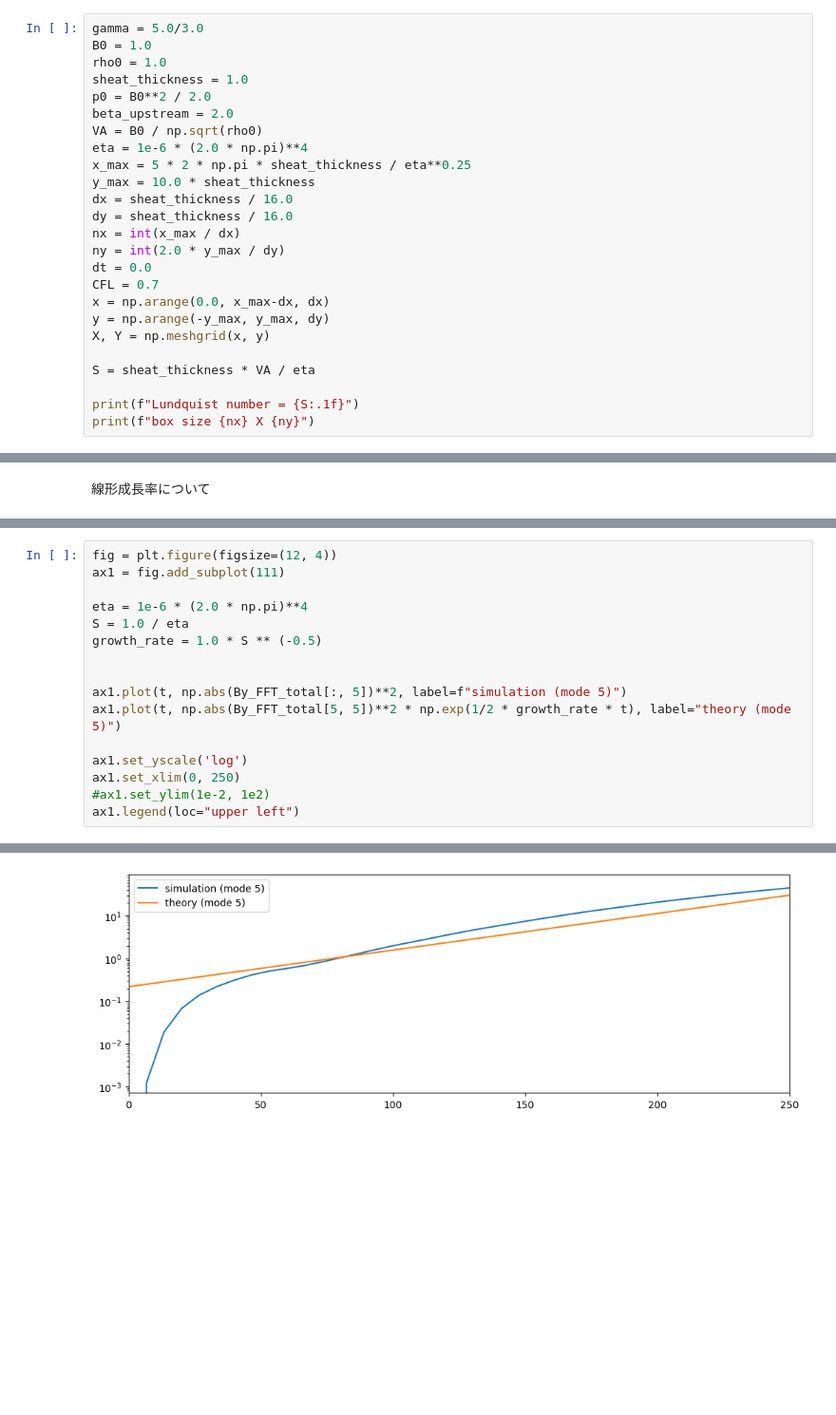
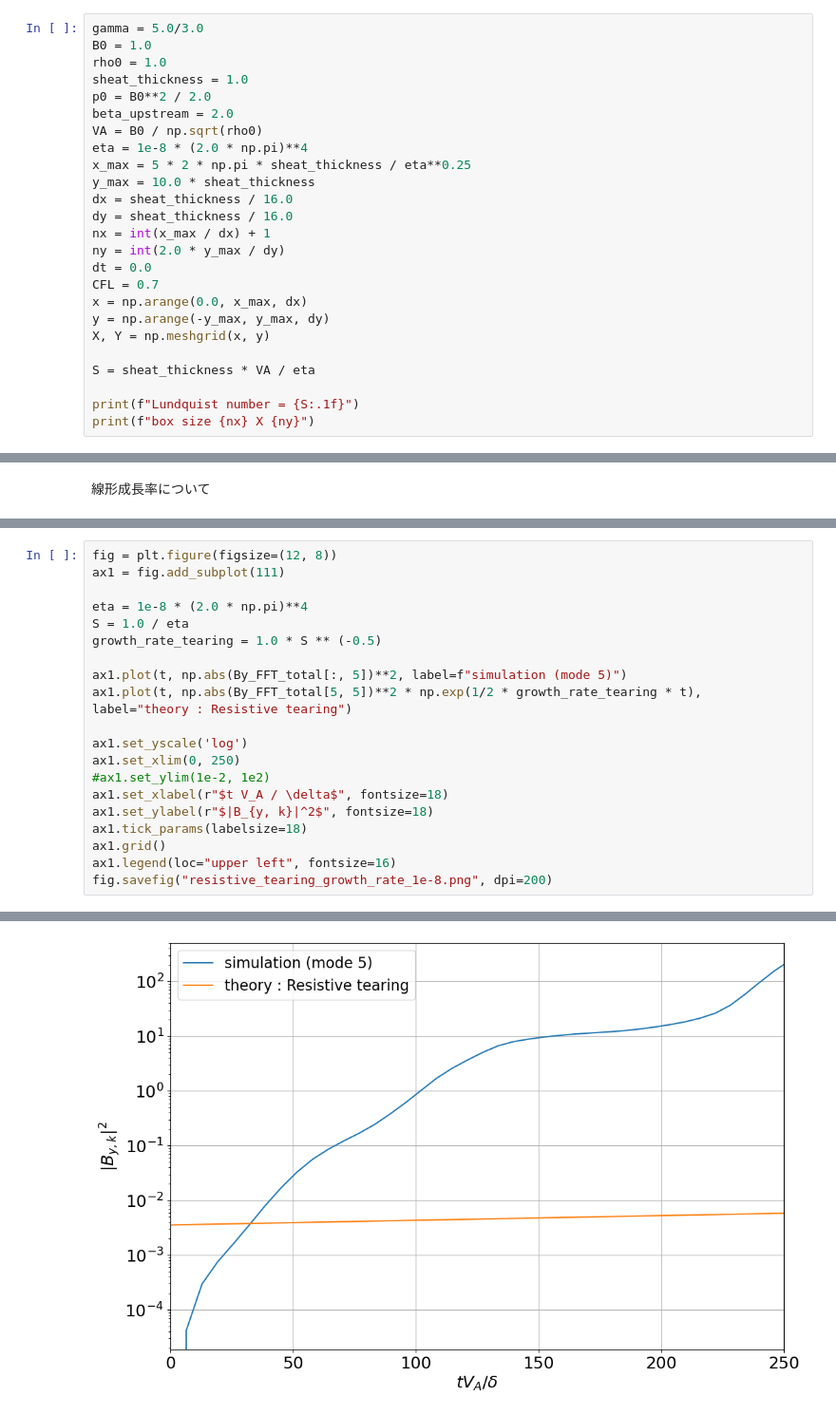
Before and after one commit to keita-akutagawa/ResistiveMHD_GPU, a Jupyter notebook: examples_2D/tearing/tearing.ipynb, the cells around one changed output, grey strips where cells are left out. Shown at 95% size. Drawn from its saved outputs; the diff is of its cells as text; blank space fills up the shorter version.

```diff
--- a/examples_2D/tearing/tearing.ipynb
+++ b/examples_2D/tearing/tearing.ipynb
@@ -10,16 +10,16 @@ sheat_thickness = 1.0
 p0 = B0**2 / 2.0
 beta_upstream = 2.0
 VA = B0 / np.sqrt(rho0)
-eta = 1e-6 * (2.0 * np.pi)**4
+eta = 1e-8 * (2.0 * np.pi)**4
 x_max = 5 * 2 * np.pi * sheat_thickness / eta**0.25
 y_max = 10.0 * sheat_thickness
 dx = sheat_thickness / 16.0
 dy = sheat_thickness / 16.0
-nx = int(x_max / dx)
+nx = int(x_max / dx) + 1
 ny = int(2.0 * y_max / dy)
 dt = 0.0
 CFL = 0.7
-x = np.arange(0.0, x_max-dx, dx)
+x = np.arange(0.0, x_max, dx)
 y = np.arange(-y_max, y_max, dy)
 X, Y = np.meshgrid(x, y)
 
@@ -239,19 +239,23 @@ for step in range(0, total_steps+interval, interval):
 
     By_FFT_total[int(step/interval), :] = np.fft.fft(By[int(ny / 2), :] * np.hanning(nx))
 # %%
-fig = plt.figure(figsize=(12, 4))
+fig = plt.figure(figsize=(12, 8))
 ax1 = fig.add_subplot(111)
 
-eta = 1e-6 * (2.0 * np.pi)**4
+eta = 1e-8 * (2.0 * np.pi)**4
 S = 1.0 / eta
-growth_rate = 1.0 * S ** (-0.5)
-
+growth_rate_tearing = 1.0 * S ** (-0.5)
 
 ax1.plot(t, np.abs(By_FFT_total[:, 5])**2, label=f"simulation (mode 5)")
-ax1.plot(t, np.abs(By_FFT_total[5, 5])**2 * np.exp(1/2 * growth_rate * t), label="theory (mode 5)")
+ax1.plot(t, np.abs(By_FFT_total[5, 5])**2 * np.exp(1/2 * growth_rate_tearing * t), label="theory : Resistive tearing")
 
 ax1.set_yscale('log')
 ax1.set_xlim(0, 250)
 #ax1.set_ylim(1e-2, 1e2)
-ax1.legend(loc="upper left")
+ax1.set_xlabel(r"$t V_A / \delta$", fontsize=18)
+ax1.set_ylabel(r"$|B_{y, k}|^2$", fontsize=18)
+ax1.tick_params(labelsize=18)
+ax1.grid()
+ax1.legend(loc="upper left", fontsize=16)
+fig.savefig("resistive_tearing_growth_rate_1e-8.png", dpi=200)
 # %% [output]
@@ -259 +262 @@ ax1.legend(loc="upper left")
-[figure, old version]
+[figure, new version]
```
Also changed, not shown: parts of 4 cells of this notebook.
